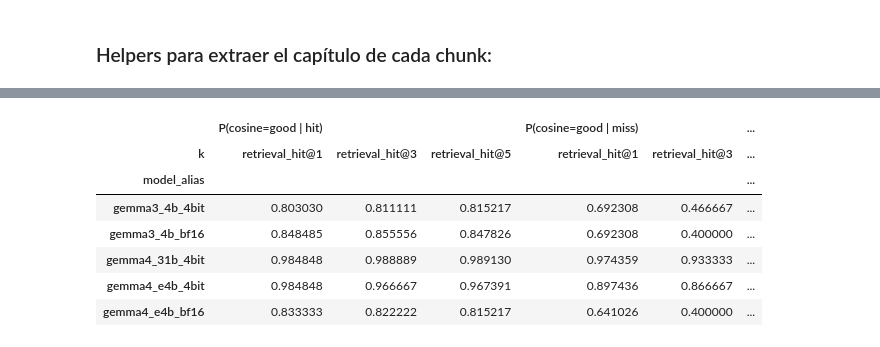
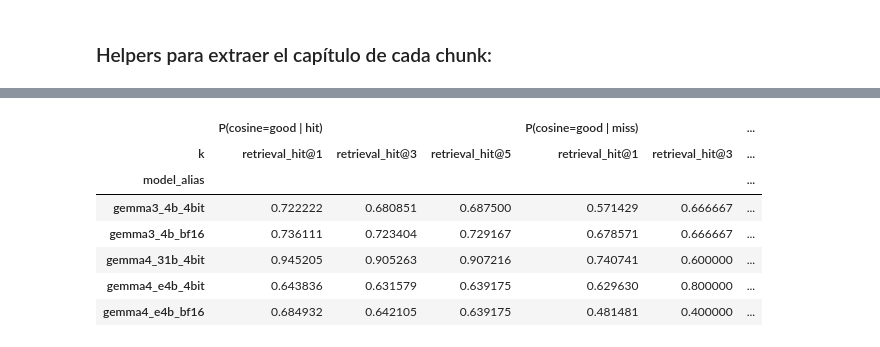
Before and after one commit to JuanArizaCoding/PROYECTO-FINAL-NLP-DL, a Jupyter notebook: lo que voy a probar/evaluacon_rag_con_q&a.ipynb, the cells around one changed output, grey strips where cells are left out. Drawn from its saved outputs; the diff is of its cells as text; code cells hidden in the pictures.

Commit message:
Evaluacion

```diff
--- a/lo que voy a probar/evaluacon_rag_con_q&a.ipynb
+++ b/lo que voy a probar/evaluacon_rag_con_q&a.ipynb
@@ -71,7 +62,7 @@ Mounted at /content/drive
 # =========================
 
 # Carpeta donde están tus 5 jsonl
-JSONL_DIR = Path("/content/drive/MyDrive/NLP_PRACTICA/evaluacion_rag_runs/q&a")
+JSONL_DIR = Path("/content/drive/MyDrive/NLP_PRACTICA/evaluacion_rag_runs/q&a_fixed")
 
 # Carpeta donde guardar resultados
 OUTPUT_DIR = Path("/content/drive/MyDrive/NLP_PRACTICA/evaluation_outputs")
@@ -1804,6 +1951,19 @@ def evaluate_retrieval_row(row):
     })
 # %%
-retrieval_results = df_eval.apply(evaluate_retrieval_row, axis=1)
+df_analysis = df_eval[~df_eval["is_hard_negative_eval"]].copy()
 
-for col in retrieval_results.columns:
-    df_eval[col] = retrieval_results[col]
+retrieval_summary = pd.DataFrame([{
+    "n": len(df_analysis),
+
+    "recall_at_1": df_analysis["retrieval_recall_at_1"].mean(),
+    "recall_at_3": df_analysis["retrieval_recall_at_3"].mean(),
+    "recall_at_5": df_analysis["retrieval_recall_at_5"].mean(),
+
+    "mrr": df_analysis["retrieval_mrr"].mean(),
+
+    "context_precision": df_analysis["retrieval_context_precision"].mean(),
+
+    "avg_first_rank": df_analysis["retrieval_first_rank"].mean(),
+}])
+
+display(retrieval_summary)
@@ -1843,7 +2011,13 @@ df_eval["retrieval_hit@1"] = df_eval["retrieval_recall_at_1"] == 1
 df_eval["retrieval_hit@3"] = df_eval["retrieval_recall_at_3"] == 1
 df_eval["retrieval_hit@5"] = df_eval["retrieval_recall_at_5"] == 1
 
-df_eval["cosine_good"] = df_eval["faith_cosine_decision"] == "good"
+df_eval["cosine_good"] = df_eval["cosine_decision"] == "good"
+
+# =========================
+# EXCLUIR HARD NEGATIVES
+# =========================
+
+df_analysis = df_eval[~df_eval["is_hard_negative_eval"]].copy()
 
 # =========================
 # FUNCIÓN
@@ -1857,7 +2031,9 @@ def compute_metrics(group, retrieval_col):
         "P(cosine=good | hit)": hit["cosine_good"].mean() if len(hit) > 0 else None,
         "P(cosine=good | miss)": miss["cosine_good"].mean() if len(miss) > 0 else None,
         "agreement": (group[retrieval_col] == group["cosine_good"]).mean(),
-        "n": len(group)
+        "n": len(group),
+        "n_hit": len(hit),
+        "n_miss": len(miss),
     })
 
 # =========================
@@ -1867,7 +2043,7 @@ def compute_metrics(group, retrieval_col):
 results = []
 
 for k in ["retrieval_hit@1", "retrieval_hit@3", "retrieval_hit@5"]:
-    tmp = df_eval.groupby("model_alias").apply(
+    tmp = df_analysis.groupby("model_alias").apply(
         lambda g: compute_metrics(g, k)
     ).reset_index()
 
@@ -1878,21 +2054,23 @@ df_retrieval_vs_cosine = pd.concat(results, ignore_index=True)
 # %%
 df_pivot = df_retrieval_vs_cosine.pivot_table(
     index="model_alias",
     columns="k",
     values=[
         "P(cosine=good | hit)",
         "P(cosine=good | miss)",
-        "agreement"
+        "agreement",
+        "n_hit",
+        "n_miss"
     ]
 )
 
 display(df_pivot)
 # %% [output]
 |  | P(cosine=good | hit) |  |  | P(cosine=good | miss) |  | ... |
 | k | retrieval_hit@1 | retrieval_hit@3 | retrieval_hit@5 | retrieval_hit@1 | retrieval_hit@3 | ... |
 | model_alias |  |  |  |  |  | ... |
-| gemma3_4b_4bit | 0.803030 | 0.811111 | 0.815217 | 0.692308 | 0.466667 | ... |
-| gemma3_4b_bf16 | 0.848485 | 0.855556 | 0.847826 | 0.692308 | 0.400000 | ... |
-| gemma4_31b_4bit | 0.984848 | 0.988889 | 0.989130 | 0.974359 | 0.933333 | ... |
-| gemma4_e4b_4bit | 0.984848 | 0.966667 | 0.967391 | 0.897436 | 0.866667 | ... |
-| gemma4_e4b_bf16 | 0.833333 | 0.822222 | 0.815217 | 0.641026 | 0.400000 | ... |
+| gemma3_4b_4bit | 0.722222 | 0.680851 | 0.687500 | 0.571429 | 0.666667 | ... |
+| gemma3_4b_bf16 | 0.736111 | 0.723404 | 0.729167 | 0.678571 | 0.666667 | ... |
+| gemma4_31b_4bit | 0.945205 | 0.905263 | 0.907216 | 0.740741 | 0.600000 | ... |
+| gemma4_e4b_4bit | 0.643836 | 0.631579 | 0.639175 | 0.629630 | 0.800000 | ... |
+| gemma4_e4b_bf16 | 0.684932 | 0.642105 | 0.639175 | 0.481481 | 0.400000 | ... |
```
Also changed, not shown: parts of 29 cells of this notebook.
